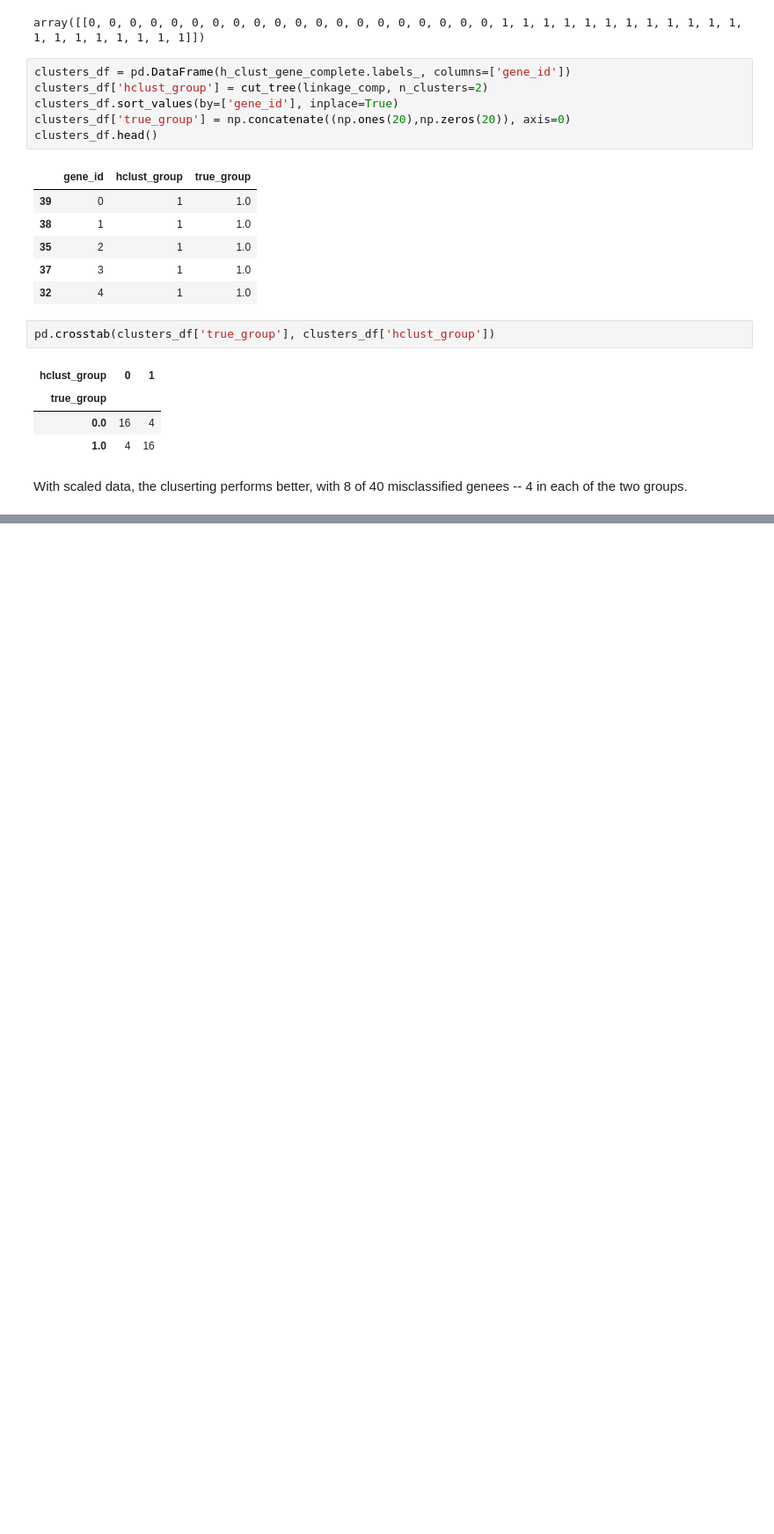
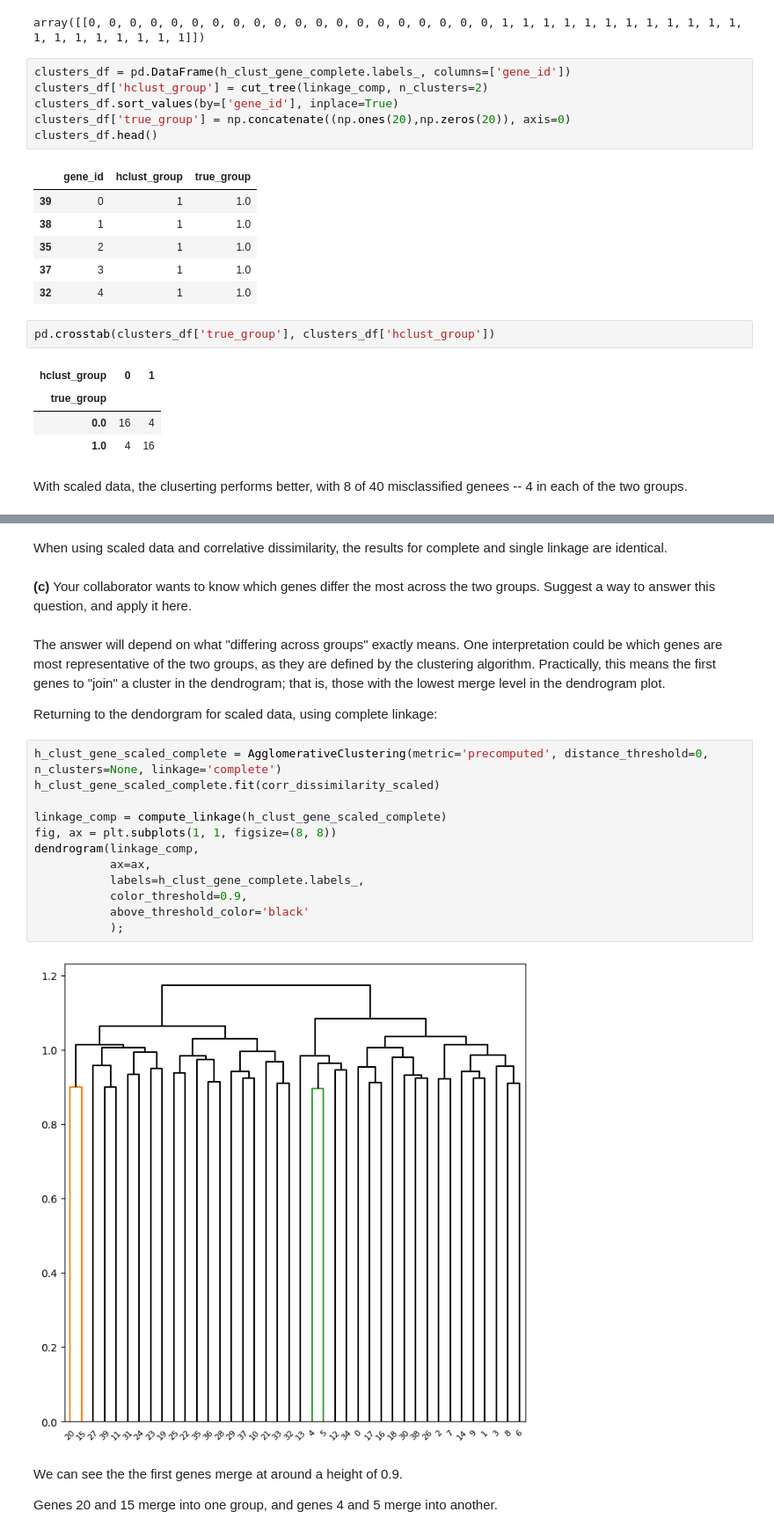
Before and after one commit to drwslv/StanfordOnline-Statistical-Learning, a Jupyter notebook: Ch12 Solutions Applied.ipynb, the cells around one changed output, grey strips where cells are left out. Shown at 88% size. Drawn from its saved outputs; the diff is of its cells as text; blank space fills up the shorter version.

```diff
--- a/Ch12 Solutions Applied.ipynb
+++ b/Ch12 Solutions Applied.ipynb
@@ -808,0 +852,26 @@ With scaled data, the cluserting performs better, with 8 of 40 misclassified gen
+# %% [markdown]
+When using scaled data and correlative dissimilarity, the results for complete and single linkage are identical.
+# %% [markdown]
+**(c)** Your collaborator wants to know which genes differ the most across the two groups. Suggest a way to answer this question, and apply it here.
+# %% [markdown]
+The answer will depend on what "differing across groups" exactly means. One interpretation could be which genes are most representative of the two groups, as they are defined by the clustering algorithm. Practically, this means the first genes to "join" a cluster in the dendrogram; that is, those with the lowest merge level in the dendrogram plot.
+
+Returning to the dendorgram for scaled data, using complete linkage:
+# %%
+h_clust_gene_scaled_complete = AgglomerativeClustering(metric='precomputed', distance_threshold=0, n_clusters=None, linkage='complete')
+h_clust_gene_scaled_complete.fit(corr_dissimilarity_scaled)
+
+linkage_comp = compute_linkage(h_clust_gene_scaled_complete)
+fig, ax = plt.subplots(1, 1, figsize=(8, 8))
+dendrogram(linkage_comp,
+           ax=ax,
+           labels=h_clust_gene_complete.labels_,
+           color_threshold=0.9,
+           above_threshold_color='black'
+           );
+# %% [output]
+[figure, added]
+# %% [markdown]
+We can see the the first genes merge at around a height of 0.9.
+
+Genes 20 and 15 merge into one group, and genes 4 and 5 merge into another.
```
Also changed, not shown: parts of 14 cells of this notebook.
